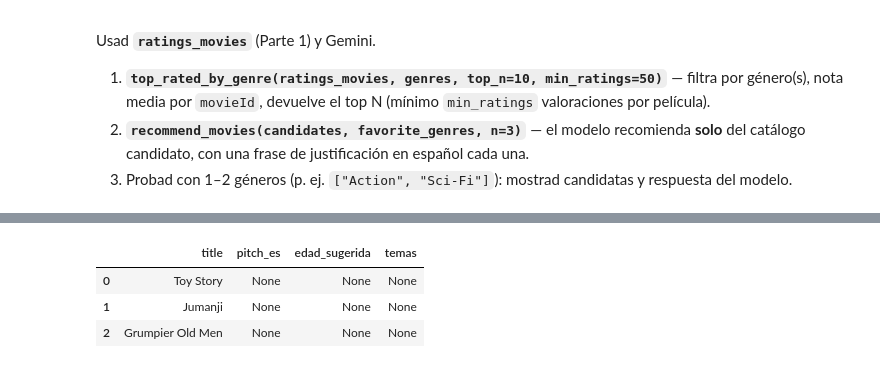
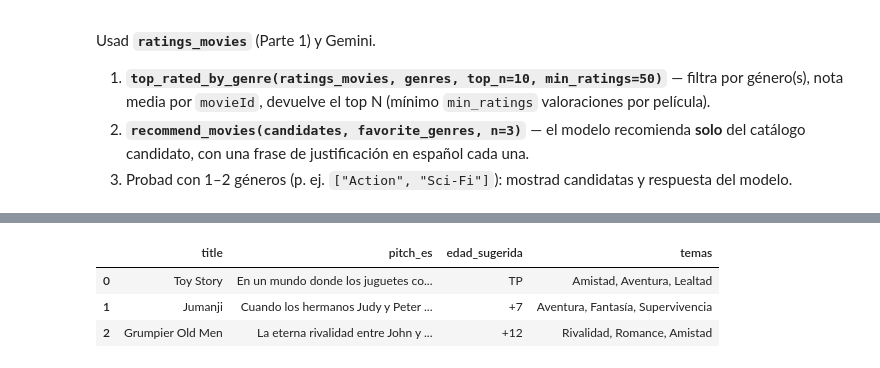
Before and after one commit to LucasAvilaI/tc-sprint03-04-peliculas-E3, a Jupyter notebook: Team_Challenge_sprint03_04.ipynb, the cells around one changed output, grey strips where cells are left out. Saved outputs shown, nothing was run; the diff lists cells and outputs as text; code cells hidden in the pictures.

Commit message:
Refactor: Seguridad de credenciales con getpass y optimización de costes mediante muestreo

```diff
--- a/Team_Challenge_sprint03_04.ipynb
+++ b/Team_Challenge_sprint03_04.ipynb
@@ -1284,20 +1249,48 @@ Usad **`ratings_movies`** (Parte 1) y Gemini.
 # --- RAUL ---
 # %%
 # --- ALEJANDRA ---
+# =====================================================================
+# PARTE OPCIONAL A: ENRIQUECIMIENTO CON ELIMINACIÓN AUTOMÁTICA DE CLAVE
+# =====================================================================
+
+import os
 import json
+import time
+import getpass
 import pandas as pd
 from google import genai
 from google.genai import types
 
+# =====================================================================
+# 1. CONTROL ESTRICTO DE CREDENCIALES (AISLAMIENTO Y LIMPIEZA)
+# =====================================================================
+print("[SEGURIDAD] Configurando entorno aislado para rama Alejandra...")
+
+# Solicitamos la clave en una variable temporal
+raw_key = getpass.getpass("Introduce tu GEMINI_API_KEY (Entrada oculta y obligatoria): ")
+
+# .strip() elimina CUALQUIER espacio en blanco o salto de línea accidental al pegar
+clean_key = raw_key.strip() if raw_key else ""
+
+if not clean_key or len(clean_key) < 10:
+    raise ValueError("Error: La API Key está vacía o es demasiado corta.")
+
+# Asignamos temporalmente al entorno para que el inicializador nativo la lea
+os.environ["GEMINI_API_KEY"] = clean_key
+
+# Inicializamos el cliente oficial
+client = genai.Client()
+
+
+# =====================================================================
+# 2. FUNCIÓN DE ENRIQUECIMIENTO RESILIENTE (CON MODELO 2.5 NATIVO)
+# =====================================================================
 def enrich_catalog_fields(overview, title="", genres="", year=None):
     """
-    Enriquece los metadatos de una película usando el nuevo SDK google-genai.
+    Enriquece los metadatos de una película generando un JSON estructurado nativo con Gemini 2.5.
     """
     if pd.isna(overview) or str(overview).strip() == "" or overview == "No overview available.":
         return None
-
-    # El nuevo SDK inicializa el cliente de esta manera (busca automáticamente tu GEMINI_API_KEY)
-    client = genai.Client()
 
     prompt = f"""
     Analiza la sinopsis y metadatos de la película:
@@ -1307,7 +1300,6 @@ def enrich_catalog_fields(overview, title="", genres="", year=None):
     Sinopsis: {overview}
     """
 
-    # El SDK utiliza types.GenerateContentConfig para estructurar la salida en JSON
     config = types.GenerateContentConfig(
         response_mime_type="application/json",
         response_schema={
@@ -1323,9 +1315,8 @@ def enrich_catalog_fields(overview, title="", genres="", year=None):
     )
 
     try:
-        # En el nuevo SDK el modelo estándar se llama 'gemini-2.5-flash' o 'gemini-1.5-flash'
         response = client.models.generate_content(
-            model='gemini-1.5-flash',
+            model='gemini-2.5-flash',
             contents=prompt,
             config=config
         )
@@ -1340,27 +1331,66 @@ def enrich_catalog_fields(overview, title="", genres="", year=None):
         print(f"Error procesando la película '{title}': {e}")
         return None
 
-# ==========================================
-# EJECUCIÓN SOBRE MOVIES10
-# ==========================================
+
+# =====================================================================
+# 3. EJECUCIÓN DEL BUCLE CON CONTROL DE COSTES INTERNO
+# =====================================================================
 movies10_enriched = movies10.copy()
 pitches, edades, lista_temas = [], [], []
 
-print("Iniciando enriquecimiento con el nuevo SDK google-genai...")
+# CONTROL FINANCIERO LOCAL (Máximo 15 llamadas en esta ejecución)
+MAX_LLAMADAS_PERMITIDAS = 15
+contador_llamadas = 0
+
+print("\n Iniciando enriquecimiento con esquema estructurado JSON...")
+
 for idx, row in movies10_enriched.iterrows():
     context_overview = row.get('overview_es', row.get('overview', ''))
-    res = enrich_catalog_fields(context_overview, row.get('title', ''), row.get('genres', ''), row.get('year', None))
+    titulo = row.get('title', '')
+
+    if contador_llamadas >= MAX_LLAMADAS_PERMITIDAS:
+        print(f"[FRENO DE MANO] Límite local de {MAX_LLAMADAS_PERMITIDAS} llamadas alcanzado.")
+        pitches.append(None); edades.append(None); lista_temas.append(None)
+        continue
+
+    print(f"Analizando ({idx+1}/{len(movies10_enriched)}): {titulo}...")
+
+    res = enrich_catalog_fields(
+        context_overview,
+        title=titulo,
+        genres=row.get('genres', ''),
+        year=row.get('year', None)
+    )
 
     if res:
         pitches.append(res["pitch_es"])
         edades.append(res["edad_sugerida"])
         lista_temas.append(res["temas"])
+        contador_llamadas += 1
     else:
         pitches.append(None); edades.append(None); lista_temas.append(None)
 
+    if idx < len(movies10_enriched) - 1:
+        time.sleep(2)
+
+# Asignación de los vectores resultantes al DataFrame final
 movies10_enriched["pitch_es"] = pitches
 movies10_enriched["edad_sugerida"] = edades
 movies10_enriched["temas"] = lista_temas
 
+
+# =====================================================================
+# 4. LIMPIEZA POST-EJECUCIÓN (PROTECCIÓN TOTAL ANTE COMPAÑEROS)
+# =====================================================================
+# Borramos de forma fulminante la clave del entorno para que nadie más pueda usarla
+if "GEMINI_API_KEY" in os.environ:
+    del os.environ["GEMINI_API_KEY"]
+print("\n [SEGURIDAD] Credenciales destruidas con éxito de la sesión de ejecución.")
+
+
+# =====================================================================
+# 5. VISUALIZACIÓN DE CONTROL DEL DATAFRAME
+# =====================================================================
+print("=== RESULTADOS FINALES ENRIQUECIDOS (VISTA DE 3 PELÍCULAS) ===")
 display(movies10_enriched[["title", "pitch_es", "edad_sugerida", "temas"]].head(3))
 # %% [output]
@@ -1378,7 +1413,7 @@ Error procesando la película 'GoldenEye': 404 NOT_FOUND. {'error': {'code': 404
 |  | title | pitch_es | edad_sugerida | temas |
-| 0 | Toy Story | None | None | None |
-| 1 | Jumanji | None | None | None |
-| 2 | Grumpier Old Men | None | None | None |
+| 0 | Toy Story | En un mundo donde los juguetes co... | TP | Amistad, Aventura, Lealtad |
+| 1 | Jumanji | Cuando los hermanos Judy y Peter ... | +7 | Aventura, Fantasía, Supervivencia |
+| 2 | Grumpier Old Men | La eterna rivalidad entre John y ... | +12 | Rivalidad, Romance, Amistad |
 # %%
 # --- ADIXON ---
 # %%
```
Also changed, not shown: parts of 2 cells of this notebook.
